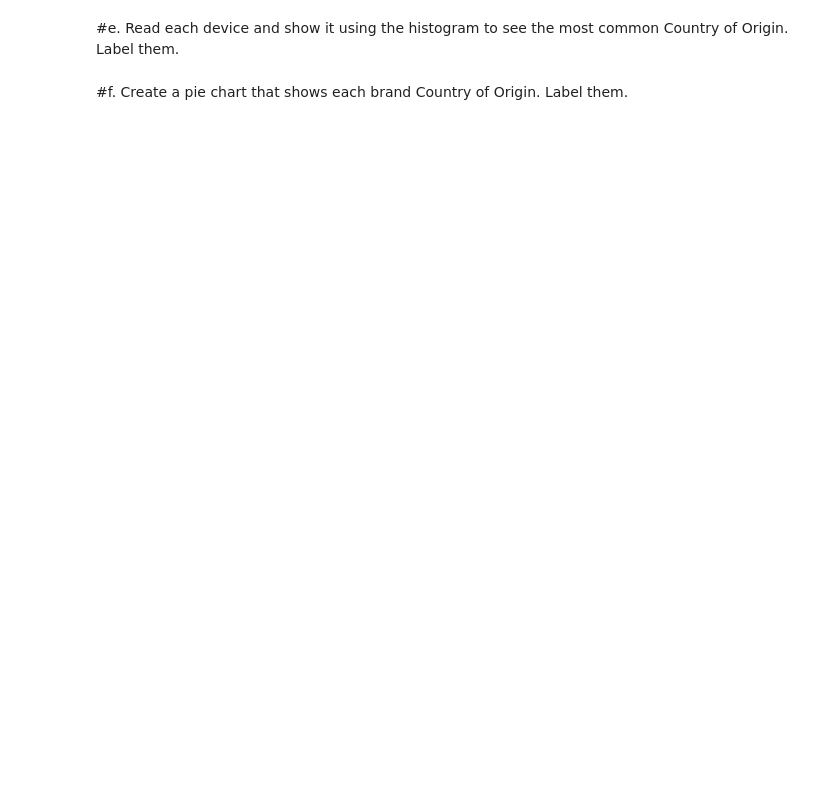
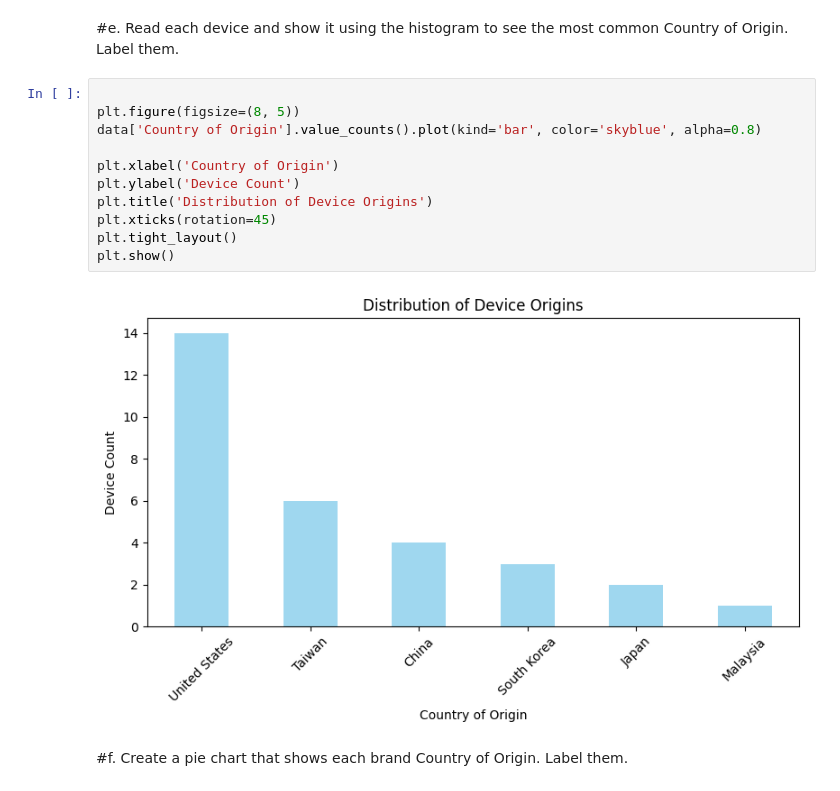
Before and after one commit to LeeIvanTitong/VDA-CpE-031-CpE21S4, a Jupyter notebook: EXERCISE9VDA_TITONG.ipynb, the cells around one changed output. Drawn from its saved outputs; the diff is of its cells as text; blank space fills up the shorter version.

```diff
--- a/EXERCISE9VDA_TITONG.ipynb
+++ b/EXERCISE9VDA_TITONG.ipynb
@@ -119,4 +149,17 @@ plt.show()
 # %% [markdown]
 #e. Read each device and show it using the histogram to see the most common Country of Origin. Label them.
+# %%
+
+plt.figure(figsize=(8, 5))
+data['Country of Origin'].value_counts().plot(kind='bar', color='skyblue', alpha=0.8)
+
+plt.xlabel('Country of Origin')
+plt.ylabel('Device Count')
+plt.title('Distribution of Device Origins')
+plt.xticks(rotation=45)
+plt.tight_layout()
+plt.show()
+# %% [output]
+[figure, added]
 # %% [markdown]
 #f. Create a pie chart that shows each brand Country of Origin. Label them.
```
Also changed, not shown: parts of 3 cells of this notebook.
